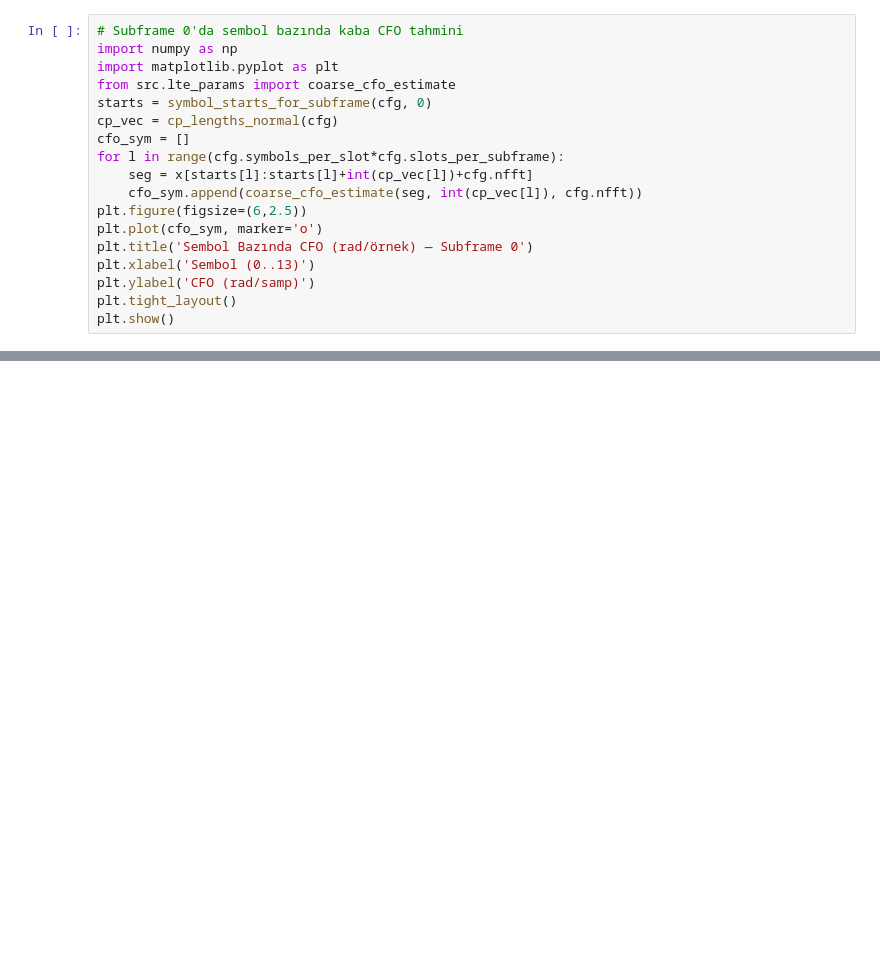
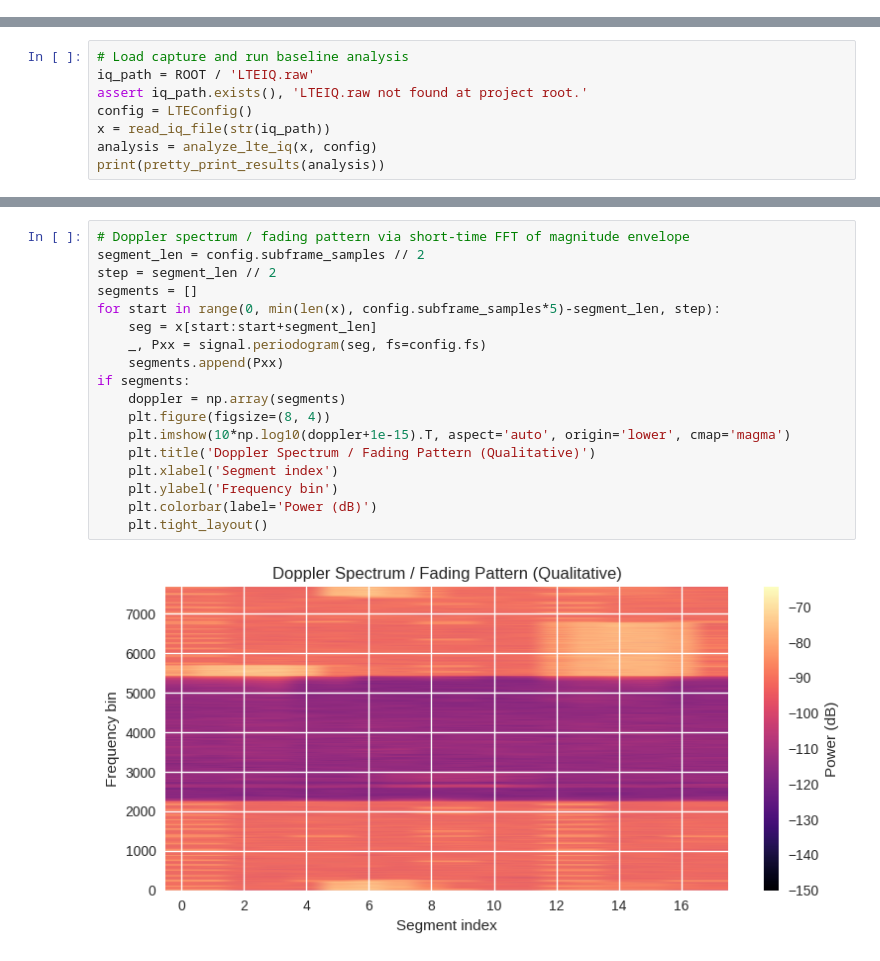
Before and after one commit to fserdeniz/yHHS, a Jupyter notebook: notebooks/LTE_Analiz.ipynb, the cells around one changed output, grey strips where cells are left out. Saved outputs shown, nothing was run; the diff lists cells and outputs as text; blank space fills up the shorter version.

```diff
--- a/notebooks/LTE_Analiz.ipynb
+++ b/notebooks/LTE_Analiz.ipynb
@@ -323,18 +0,0 @@ plt.show()
-# %%
-# Subframe 0'da sembol bazında kaba CFO tahmini
-import numpy as np
-import matplotlib.pyplot as plt
-from src.lte_params import coarse_cfo_estimate
-starts = symbol_starts_for_subframe(cfg, 0)
-cp_vec = cp_lengths_normal(cfg)
-cfo_sym = []
-for l in range(cfg.symbols_per_slot*cfg.slots_per_subframe):
-    seg = x[starts[l]:starts[l]+int(cp_vec[l])+cfg.nfft]
-    cfo_sym.append(coarse_cfo_estimate(seg, int(cp_vec[l]), cfg.nfft))
-plt.figure(figsize=(6,2.5))
-plt.plot(cfo_sym, marker='o')
-plt.title('Sembol Bazında CFO (rad/örnek) — Subframe 0')
-plt.xlabel('Sembol (0..13)')
-plt.ylabel('CFO (rad/samp)')
-plt.tight_layout()
-plt.show()
@@ -500,0 +48,8 @@ plt.show()
+# %%
+# Load capture and run baseline analysis
+iq_path = ROOT / 'LTEIQ.raw'
+assert iq_path.exists(), 'LTEIQ.raw not found at project root.'
+config = LTEConfig()
+x = read_iq_file(str(iq_path))
+analysis = analyze_lte_iq(x, config)
+print(pretty_print_results(analysis))
@@ -500,0 +140,20 @@ plt.show()
+# %%
+# Doppler spectrum / fading pattern via short-time FFT of magnitude envelope
+segment_len = config.subframe_samples // 2
+step = segment_len // 2
+segments = []
+for start in range(0, min(len(x), config.subframe_samples*5)-segment_len, step):
+    seg = x[start:start+segment_len]
+    _, Pxx = signal.periodogram(seg, fs=config.fs)
+    segments.append(Pxx)
+if segments:
+    doppler = np.array(segments)
+    plt.figure(figsize=(8, 4))
+    plt.imshow(10*np.log10(doppler+1e-15).T, aspect='auto', origin='lower', cmap='magma')
+    plt.title('Doppler Spectrum / Fading Pattern (Qualitative)')
+    plt.xlabel('Segment index')
+    plt.ylabel('Frequency bin')
+    plt.colorbar(label='Power (dB)')
+    plt.tight_layout()
+# %% [output]
+[figure, added]
```
Also changed, not shown: parts of 63 cells of this notebook, 1 other file.
